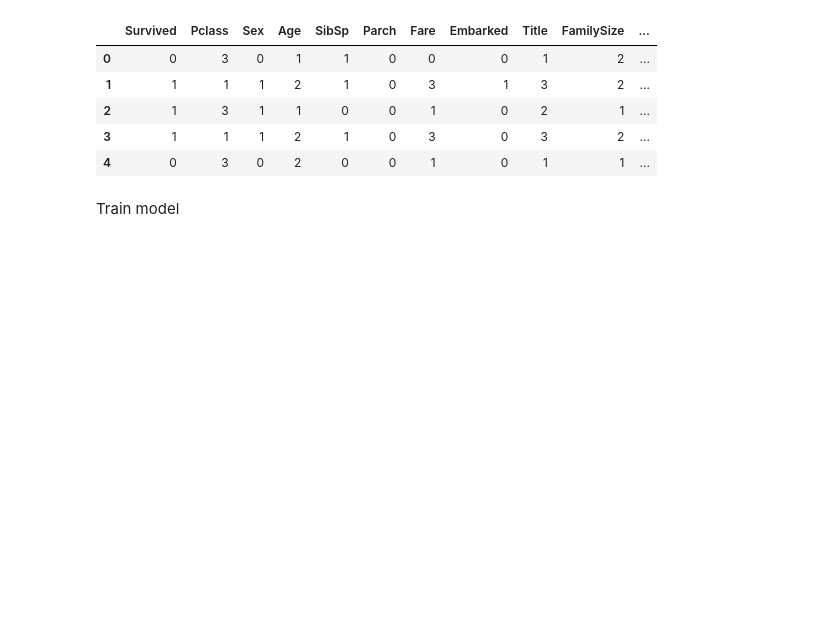
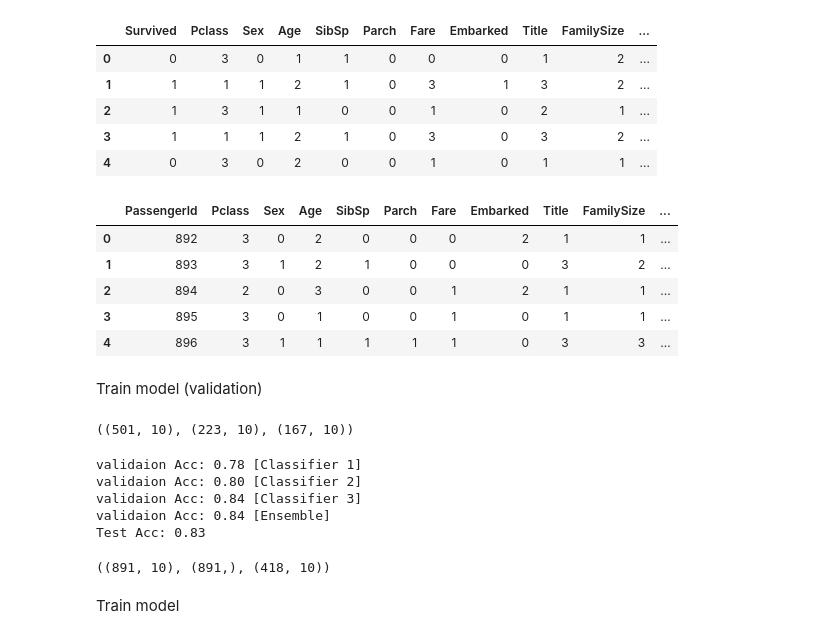
Before and after one commit to Szymqn/KaggleCompetitions, a Jupyter notebook: titanic-machine-learning-from-disaster.ipynb, the cells around one changed output. Drawn from its saved outputs; the diff is of its cells as text; code cells hidden in the pictures; blank space fills up the shorter version.

Commit message:
Kaggle Notebook | Titanic - Machine Learning from Disaster | Added model train

```diff
--- a/titanic-machine-learning-from-disaster.ipynb
+++ b/titanic-machine-learning-from-disaster.ipynb
@@ -273,5 +273,51 @@ train_data.head()
 | 2 | 1 | 3 | 1 | 1 | 0 | 0 | 1 | 0 | 2 | 1 | ... |
 | 3 | 1 | 1 | 1 | 2 | 1 | 0 | 3 | 0 | 3 | 2 | ... |
 | 4 | 0 | 3 | 0 | 2 | 0 | 0 | 1 | 0 | 1 | 1 | ... |
+# %%
+test_data.head()
+# %% [output]
+|  | PassengerId | Pclass | Sex | Age | SibSp | Parch | Fare | Embarked | Title | FamilySize | ... |
+| 0 | 892 | 3 | 0 | 2 | 0 | 0 | 0 | 2 | 1 | 1 | ... |
+| 1 | 893 | 3 | 1 | 2 | 1 | 0 | 0 | 0 | 3 | 2 | ... |
+| 2 | 894 | 2 | 0 | 3 | 0 | 0 | 1 | 2 | 1 | 1 | ... |
+| 3 | 895 | 3 | 0 | 1 | 0 | 0 | 1 | 0 | 1 | 1 | ... |
+| 4 | 896 | 3 | 1 | 1 | 1 | 1 | 1 | 0 | 3 | 3 | ... |
+# %% [markdown]
+Train model (validation)
+# %%
+X_train, X_test, y_train, y_test = \
+    train_test_split(train_data.drop("Survived", axis=1), train_data["Survived"], test_size=0.25, random_state=42)
+
+X_train, X_val, y_train, y_val = \
+    train_test_split(X_train, y_train, test_size=0.25, random_state=42)
+
+X_train.shape, X_test.shape, X_val.shape
+# %% [output]
+((501, 10), (223, 10), (167, 10))
+# %%
+clf1 = DecisionTreeClassifier(random_state=42)
+clf2 = DecisionTreeClassifier(random_state=42, max_depth=1)
+clf3 = DecisionTreeClassifier(random_state=42, max_depth=3)
+eclf = VotingClassifier(estimators=[('dt0', clf1), ('dt1', clf2), ('dt2', clf3)], voting='hard')
+
+labels = ['Classifier 1', 'Classifier 2', 'Classifier 3', 'Ensemble']
+for clf, label in zip([clf1, clf2, clf3, eclf], labels):
+    clf.fit(X_train, y_train)
+    print("validaion Acc: %0.2f [%s]" % (clf.score(X_val, y_val), label))
+
+print("Test Acc: %0.2f" % eclf.score(X_test, y_test))
+# %% [output]
+validaion Acc: 0.78 [Classifier 1]
+validaion Acc: 0.80 [Classifier 2]
+validaion Acc: 0.84 [Classifier 3]
+validaion Acc: 0.84 [Ensemble]
+Test Acc: 0.83
+# %%
+X_train = train_data.drop("Survived", axis=1)
+y_train = train_data["Survived"]
+X_test = test_data.drop("PassengerId", axis=1).copy()
+X_train.shape, y_train.shape, X_test.shape
+# %% [output]
+((891, 10), (891,), (418, 10))
 # %% [markdown]
 Train model
```
Also changed, not shown: parts of 18 cells of this notebook.
